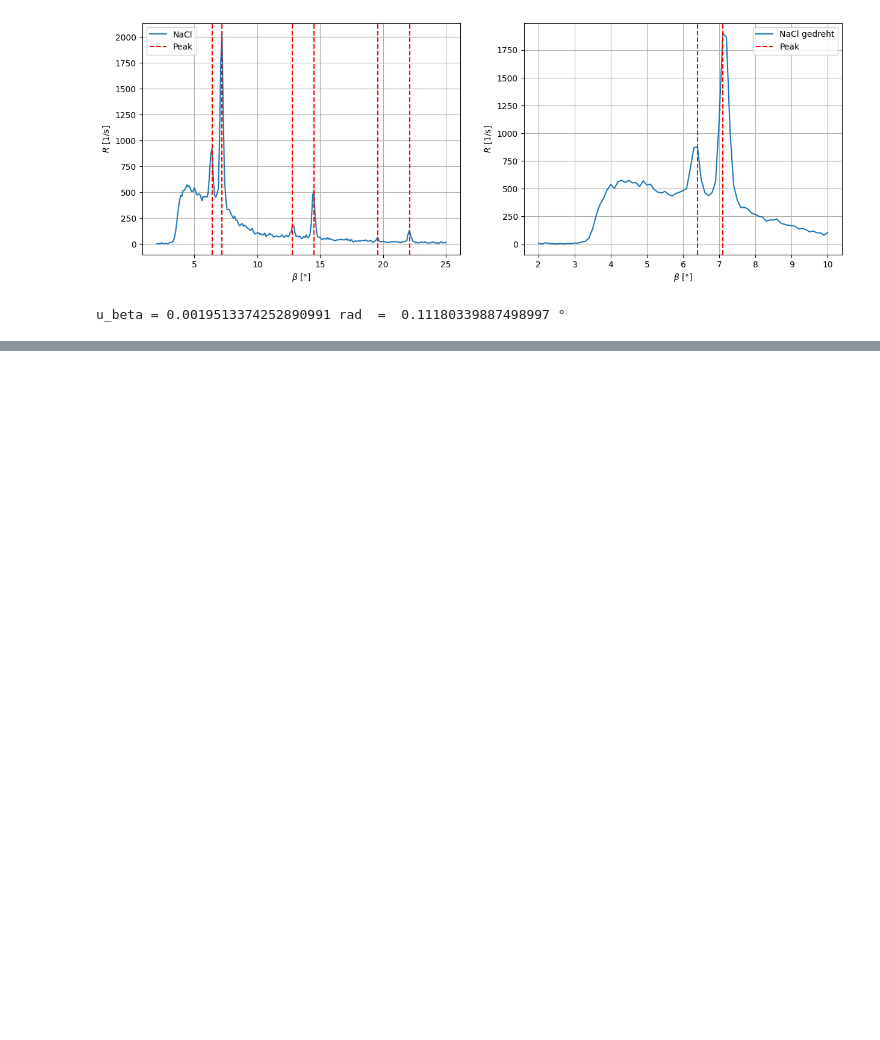
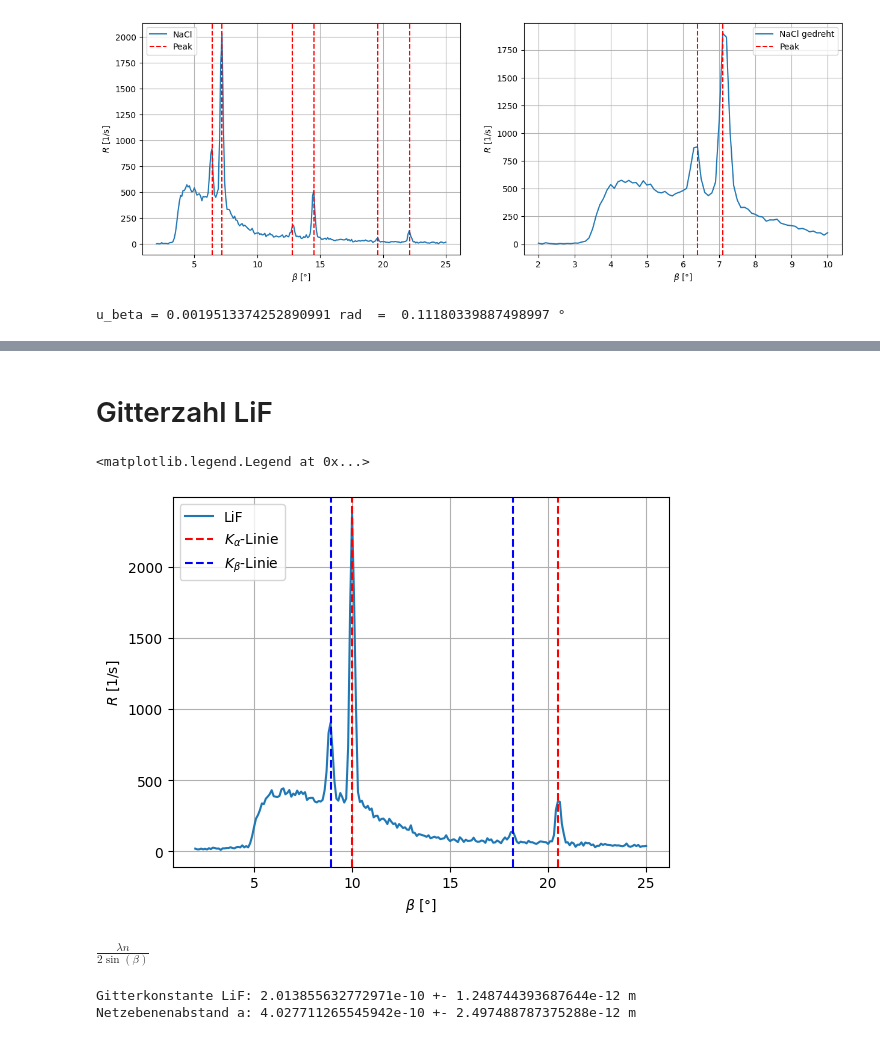
Before and after one commit to RombusBombus/AP3, a Jupyter notebook: XST/XST.ipynb, the cells around one changed output, grey strips where cells are left out. Drawn from its saved outputs; the diff is of its cells as text; code cells hidden in the pictures; blank space fills up the shorter version.

```diff
--- a/XST/XST.ipynb
+++ b/XST/XST.ipynb
@@ -73,0 +331,32 @@ u_beta = 0.0019513374252890991 rad  =  0.11180339887498997 °
+# %% [markdown]
+# Gitterzahl LiF
+# %%
+lif = dfs["LiF"]
+lif.columns = ["beta", "R"]
+
+# Das spektrum plotten
+alphas = [80, 185]
+betas = [69, 162]
+
+lif.plot(x="beta", y="R", grid=True, label="LiF")
+
+for i, alpha_idx in enumerate(alphas):
+    label = r"$K_\alpha$-Linie" if i == 0 else ""
+    plt.axvline(lif.loc[alpha_idx]["beta"], linestyle="--", c="r", label=label)
+
+for i, beta_idx in enumerate(betas):
+    label = r"$K_\beta$-Linie" if i == 0 else ""
+    plt.axvline(lif.loc[beta_idx]["beta"], linestyle="--", c="b", label=label)
+
+plt.xlabel(r"$\beta$ [°]")
+plt.ylabel(r"$R$ [1/s]")
+plt.legend()
+# %% [output]
+<matplotlib.legend.Legend at 0x...>
+[figure, added]
+# %%
+# Gitterabstand berechnen
+d_formula = solve(bragg_bedingung, d_symbol)[0]
+d_formula
+# %% [output]
+$\displaystyle \frac{\lambda n}{2 \sin{\left(\beta \right)}}$
@@ -73,0 +377,10 @@ u_beta = 0.0019513374252890991 rad  =  0.11180339887498997 °
+# %%
+d_val, u_d_val = weighted_mean(
+    np.concat((alpha_ds, beta_ds)),
+    np.concat((u_alpha_ds, u_beta_ds))
+)
+print(f"Gitterkonstante LiF: {d_val} +- {u_d_val} m")
+print(f"Netzebenenabstand a: {2*d_val} +- {2*u_d_val} m")
+# %% [output]
+Gitterkonstante LiF: 2.013855632772971e-10 +- 1.248744393687644e-12 m
+Netzebenenabstand a: 4.027711265545942e-10 +- 2.497488787375288e-12 m
```
Also changed, not shown: parts of 27 cells of this notebook, 2 other files.
